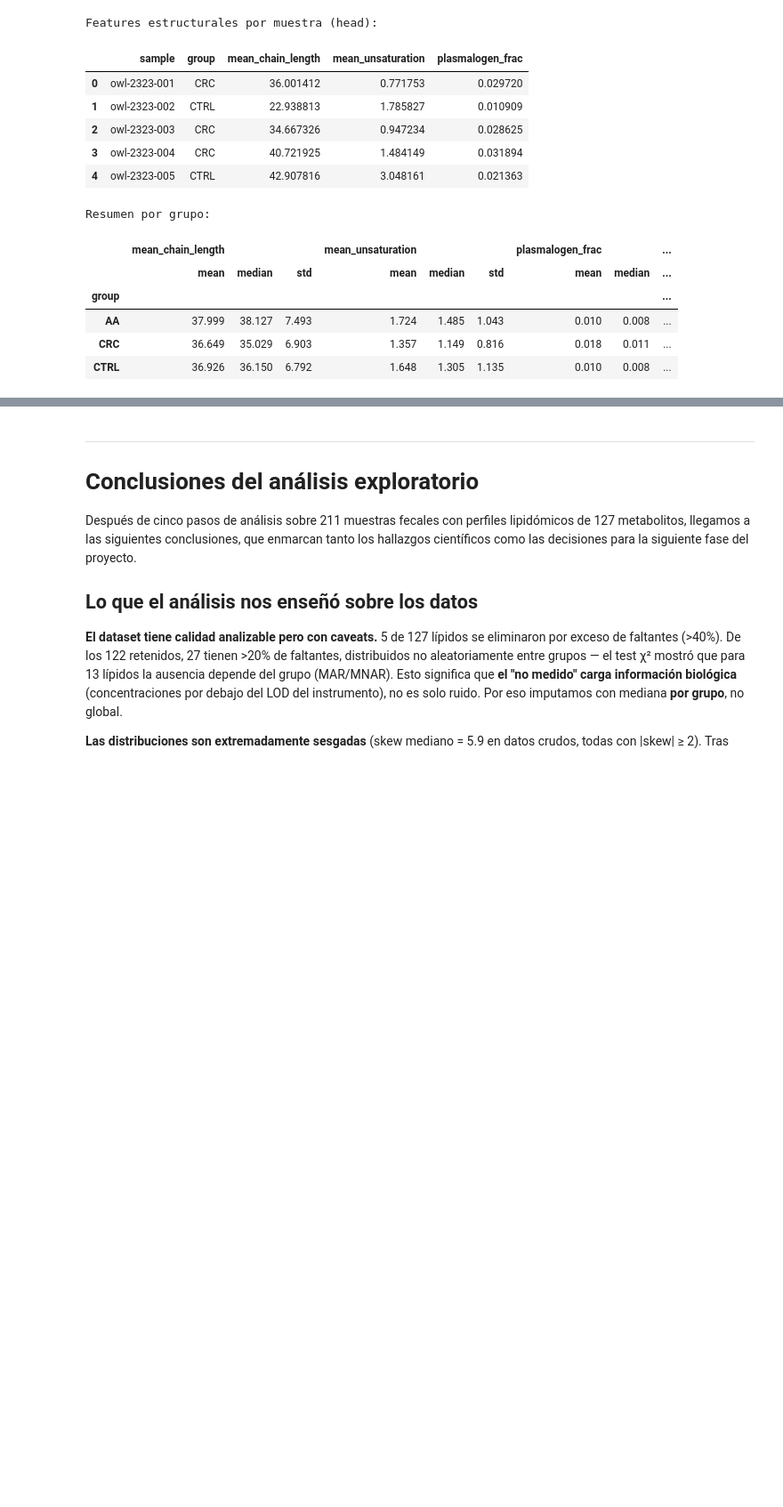
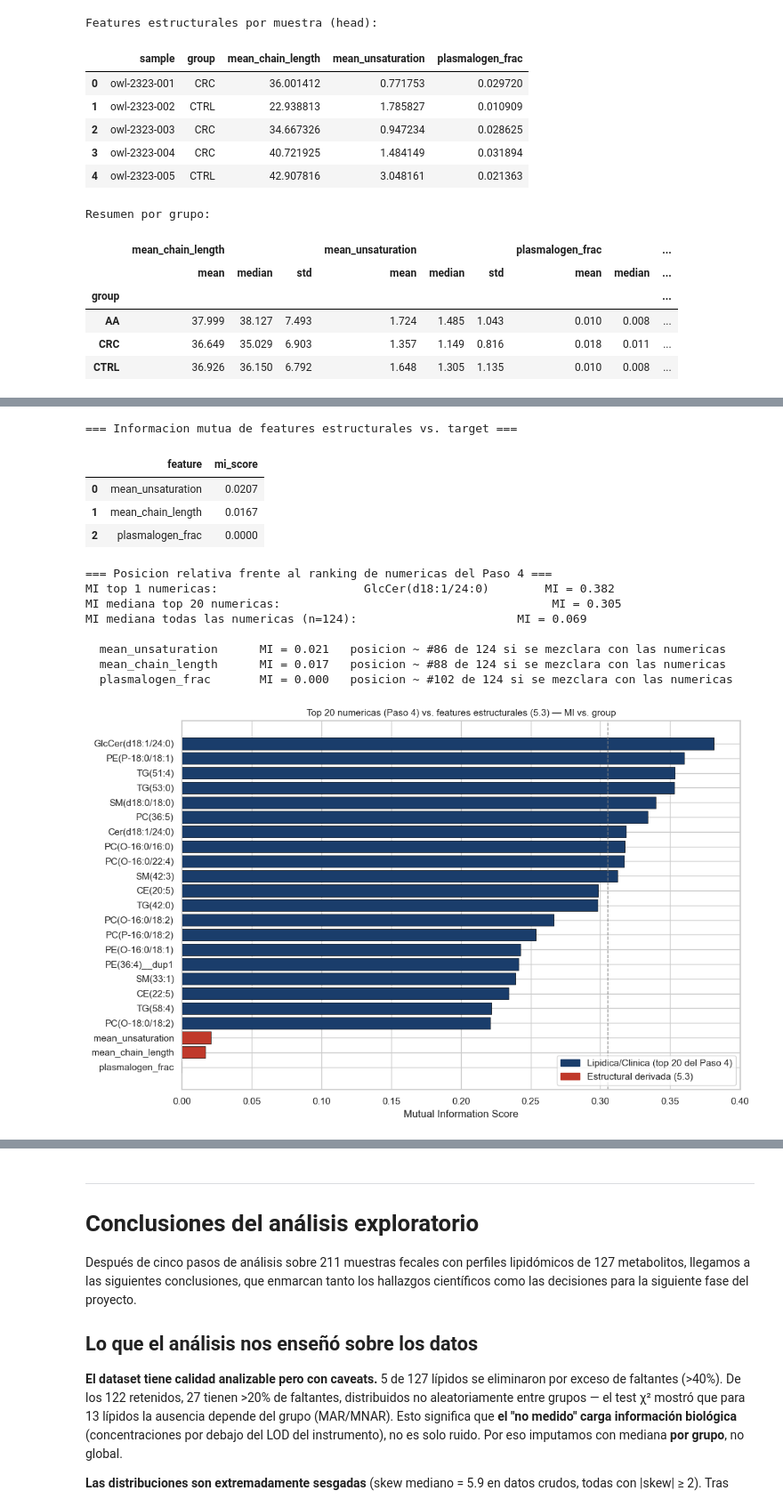
Before and after one commit to A01795919/proyecto_integrador_equipo-22, a Jupyter notebook: notebooks/Avance1_Equipo22.ipynb, the cells around one changed output, grey strips where cells are left out. Shown at 89% size. Drawn from its saved outputs; the diff is of its cells as text; code cells hidden in the pictures; blank space fills up the shorter version.

Commit message:
refactor(eda): elimina PLS-DA del EDA y reposiciona features estructurales
Co-Authored-By: Claude Opus 4.7 (1M context) <noreply@anthropic.com>

```diff
--- a/notebooks/Avance1_Equipo22.ipynb
+++ b/notebooks/Avance1_Equipo22.ipynb
@@ -2421,0 +2359,71 @@ Resumen por grupo:
+# %%
+# 5.3.3 Informacion mutua de features estructurales y comparacion con el ranking del Paso 4
+from sklearn.feature_selection import mutual_info_classif
+import matplotlib.patches as mpatches
+
+struct_feat_cols = ['mean_chain_length', 'mean_unsaturation', 'plasmalogen_frac']
+X_struct = struct_df[struct_feat_cols].fillna(struct_df[struct_feat_cols].median()).values
+y_struct = struct_df['group'].values
+
+mi_struct = mutual_info_classif(X_struct, y_struct, random_state=42, discrete_features=False)
+
+struct_mi_df = pd.DataFrame({
+    'feature':  struct_feat_cols,
+    'mi_score': mi_struct,
+}).sort_values('mi_score', ascending=False).reset_index(drop=True)
+
+print('=== Informacion mutua de features estructurales vs. target ===')
+display(struct_mi_df.round(4))
+
+# Referencia: ranking de variables numericas del Paso 4 (mi_scores, numerical_features ya en memoria)
+mi_num_df = pd.DataFrame({
+    'feature':  numerical_features,
+    'mi_score': mi_scores,
+}).sort_values('mi_score', ascending=False).reset_index(drop=True)
+
+median_top20 = mi_num_df.head(20)['mi_score'].median()
+median_all = mi_num_df['mi_score'].median()
+
+print('\n=== Posicion relativa frente al ranking de numericas del Paso 4 ===')
+print(f'MI top 1 numericas:                     {mi_num_df.iloc[0]["feature"]:25s} MI = {mi_num_df.iloc[0]["mi_score"]:.3f}')
+print(f'MI mediana top 20 numericas:                                       MI = {median_top20:.3f}')
+print(f'MI mediana todas las numericas (n={len(mi_num_df)}):                       MI = {median_all:.3f}')
+print()
+for _, r in struct_mi_df.iterrows():
+    feat, mi_val = r['feature'], r['mi_score']
+    rank_pos = int((mi_num_df['mi_score'] > mi_val).sum() + 1)
+    print(f'  {feat:22s} MI = {mi_val:.3f}   posicion ~ #{rank_pos} de {len(mi_num_df)} si se mezclara con las numericas')
+
+# Visualizacion: top 20 numericas + 3 estructurales, barplot horizontal
+top20 = mi_num_df.head(20).assign(kind='Lipidica/Clinica')
+struct_marked = struct_mi_df.assign(kind='Estructural derivada')
+combined = pd.concat([top20, struct_marked], ignore_index=True).sort_values('mi_score', ascending=True)
+
+fig, ax = plt.subplots(figsize=(11, 7))
+color_map = {'Lipidica/Clinica': '#1a3d6b', 'Estructural derivada': '#c0392b'}
+bar_colors = combined['kind'].map(color_map).values
+ax.barh(combined['feature'], combined['mi_score'], color=bar_colors, edgecolor='black', linewidth=0.5)
+ax.set_xlabel('Mutual Information Score')
+ax.set_title('Top 20 numericas (Paso 4) vs. features estructurales (5.3) — MI vs. group', fontsize=11)
+ax.axvline(median_top20, color='gray', linestyle='--', linewidth=1, label=f'Mediana top 20 = {median_top20:.3f}')
+ax.legend(handles=[
+    mpatches.Patch(color='#1a3d6b', label='Lipidica/Clinica (top 20 del Paso 4)'),
+    mpatches.Patch(color='#c0392b', label='Estructural derivada (5.3)'),
+], loc='lower right')
+plt.tight_layout()
+plt.show()
+# %% [output]
+=== Informacion mutua de features estructurales vs. target ===
+|  | feature | mi_score |
+| 0 | mean_unsaturation | 0.0207 |
+| 1 | mean_chain_length | 0.0167 |
+| 2 | plasmalogen_frac | 0.0000 |
+=== Posicion relativa frente al ranking de numericas del Paso 4 ===
+MI top 1 numericas:                     GlcCer(d18:1/24:0)        MI = 0.382
+MI mediana top 20 numericas:                                       MI = 0.305
+MI mediana todas las numericas (n=124):                       MI = 0.069
+
+  mean_unsaturation      MI = 0.021   posicion ~ #86 de 124 si se mezclara con las numericas
+  mean_chain_length      MI = 0.017   posicion ~ #88 de 124 si se mezclara con las numericas
+  plasmalogen_frac       MI = 0.000   posicion ~ #102 de 124 si se mezclara con las numericas
+[figure, added]
```
Also changed, not shown: parts of 42 cells of this notebook.
